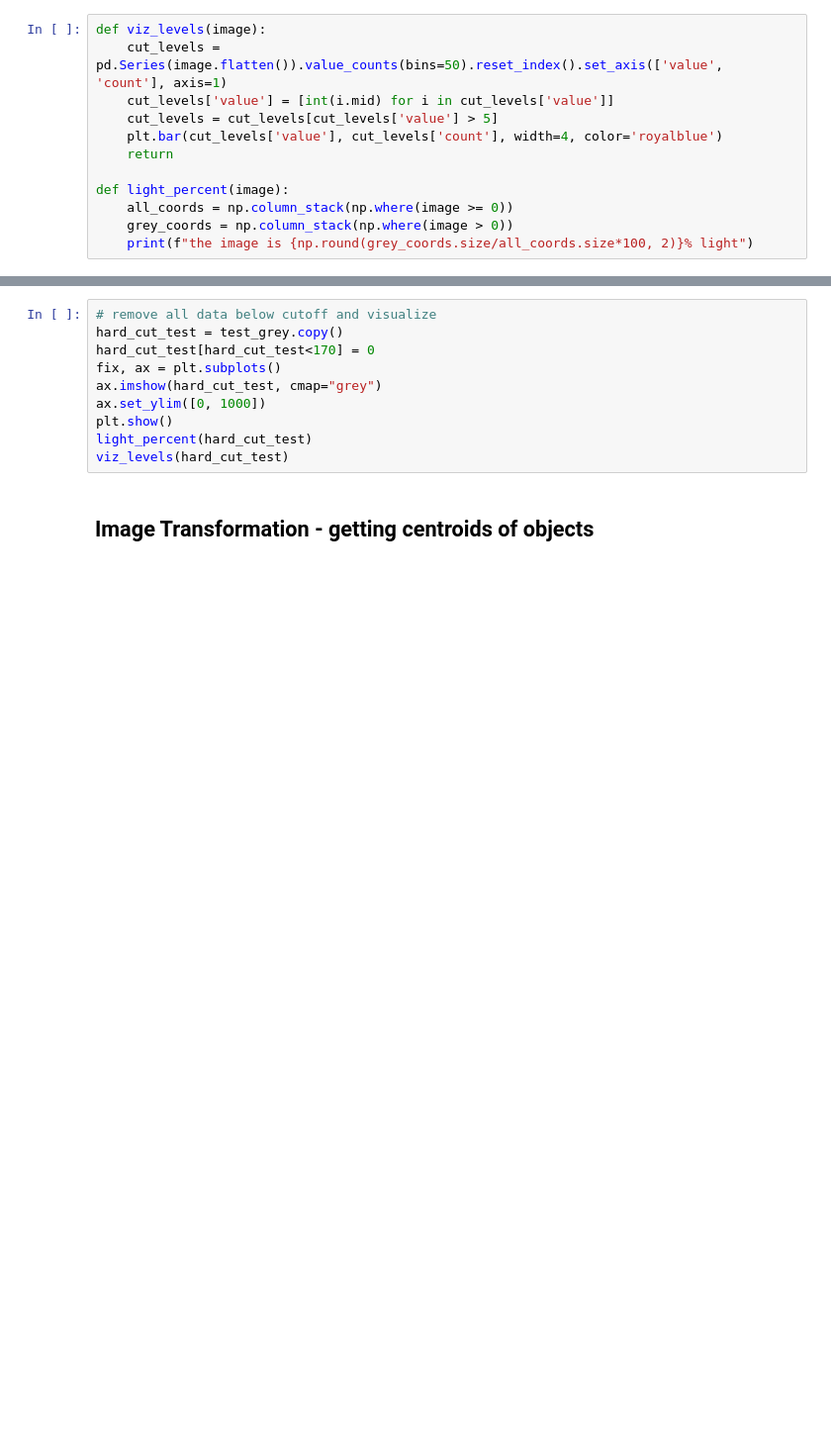
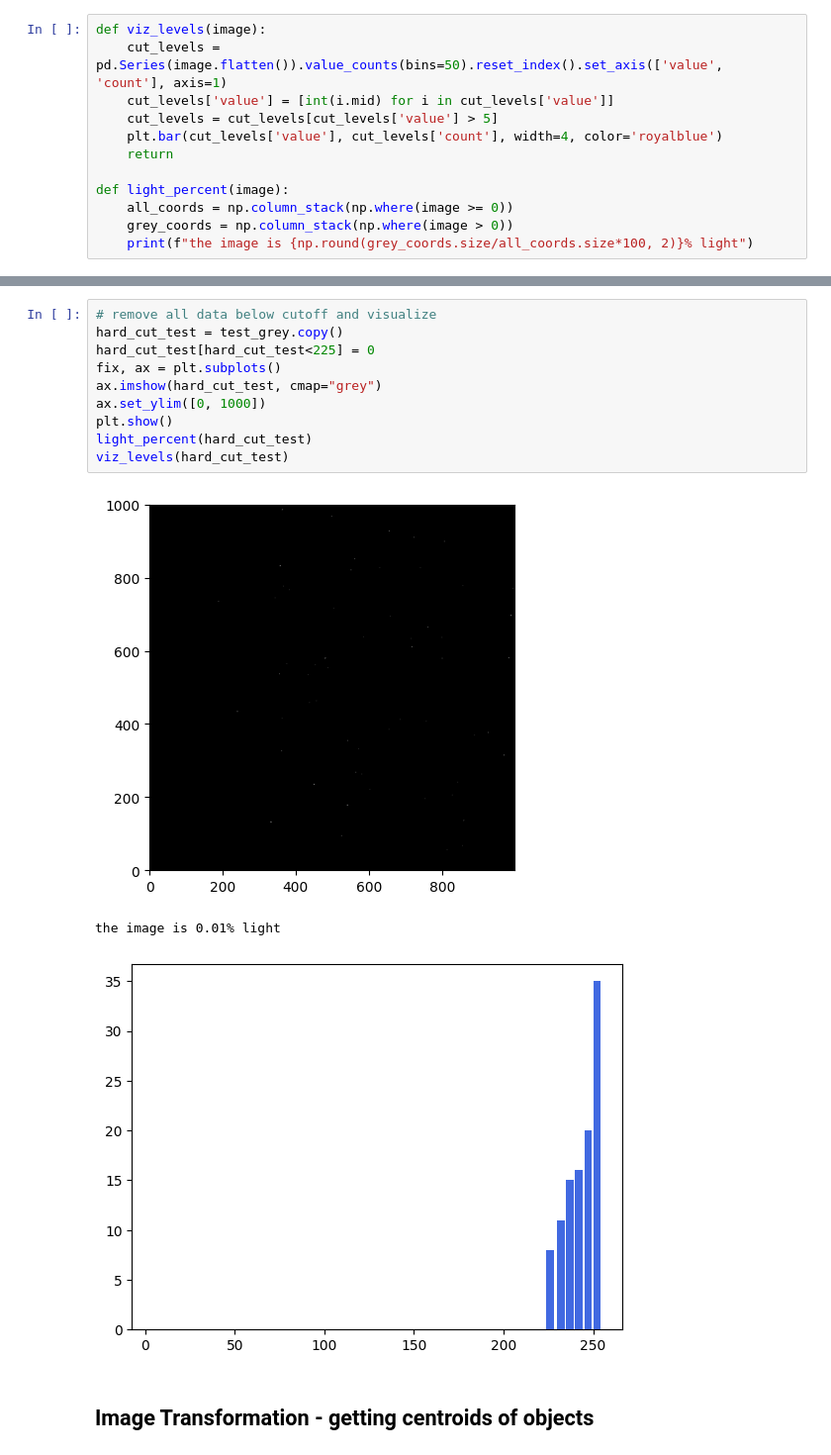
Before and after one commit to emilycardwell/find-my-star, a Jupyter notebook: testing.ipynb, the cells around one changed output, grey strips where cells are left out. Shown at 99% size. Drawn from its saved outputs; the diff is of its cells as text; blank space fills up the shorter version.

```diff
--- a/testing.ipynb
+++ b/testing.ipynb
@@ -121,13 +131,17 @@ plt.show()
 # %%
 # remove all data below cutoff and visualize
 hard_cut_test = test_grey.copy()
-hard_cut_test[hard_cut_test<170] = 0
+hard_cut_test[hard_cut_test<225] = 0
 fix, ax = plt.subplots()
 ax.imshow(hard_cut_test, cmap="grey")
 ax.set_ylim([0, 1000])
 plt.show()
 light_percent(hard_cut_test)
 viz_levels(hard_cut_test)
+# %% [output]
+[figure, added]
+the image is 0.01% light
+[figure, added]
 # %% [markdown]
 ## Image Transformation - getting centroids of objects
 # %%
```
Also changed, not shown: parts of 17 cells of this notebook, 3 other files.
